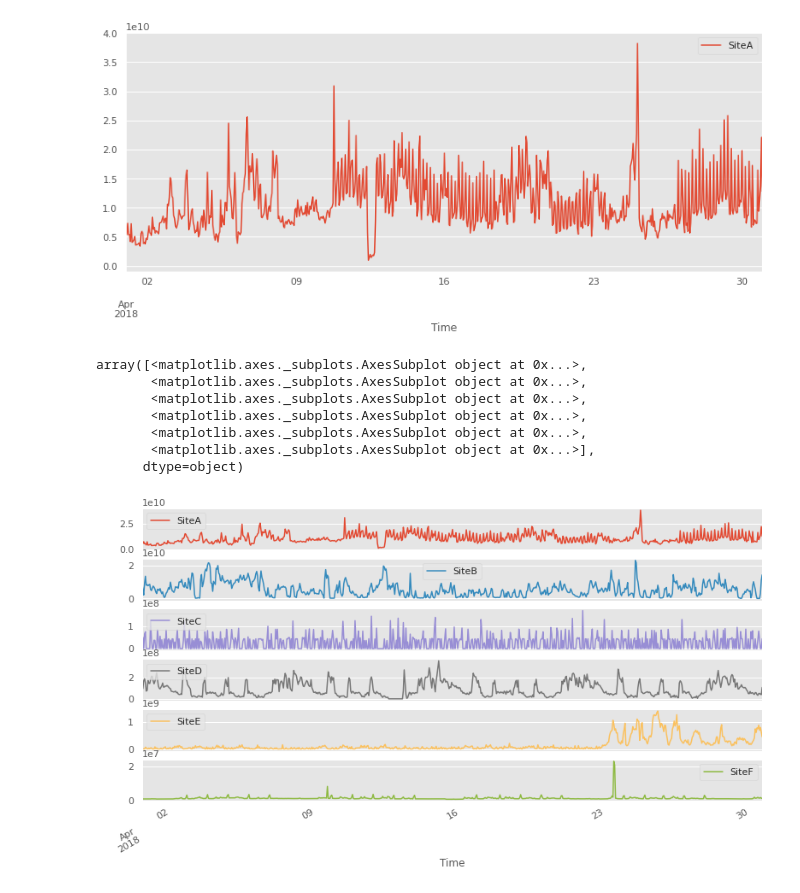
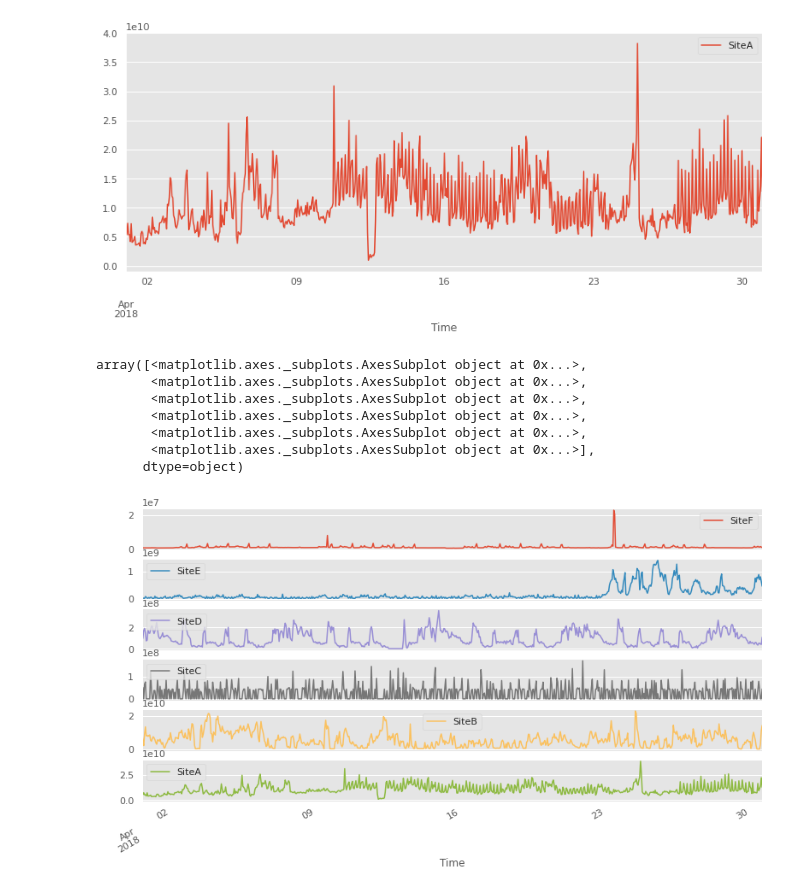
Before and after one commit to abidshafee/autoML-tsModel, a Jupyter notebook: AutoML_ts_Model.ipynb, the cells around one changed output. Drawn from its saved outputs; the diff is of its cells as text; code cells hidden in the pictures.

```diff
--- a/AutoML_ts_Model.ipynb
+++ b/AutoML_ts_Model.ipynb
@@ -144,14 +144,15 @@ SiteA_apr.plot()
 # %% [output]
 <matplotlib.axes._subplots.AxesSubplot at 0x...>
 [figure]
-# %%
-Apr_df[['SiteA','SiteB','SiteC','SiteD','SiteE','SiteF']].plot(subplots=True)
-# %% [output]
-array([<matplotlib.axes._subplots.AxesSubplot object at 0x...>,
-       <matplotlib.axes._subplots.AxesSubplot object at 0x...>,
-       <matplotlib.axes._subplots.AxesSubplot object at 0x...>,
-       <matplotlib.axes._subplots.AxesSubplot object at 0x...>,
-       <matplotlib.axes._subplots.AxesSubplot object at 0x...>,
-       <matplotlib.axes._subplots.AxesSubplot object at 0x...>],
-      dtype=object)
-[figure, removed]
+# %%
+# Plotting all features together
+Apr_df[['SiteF','SiteE','SiteD','SiteC','SiteB','SiteA']].plot(subplots=True)
+# %% [output]
+array([<matplotlib.axes._subplots.AxesSubplot object at 0x...>,
+       <matplotlib.axes._subplots.AxesSubplot object at 0x...>,
+       <matplotlib.axes._subplots.AxesSubplot object at 0x...>,
+       <matplotlib.axes._subplots.AxesSubplot object at 0x...>,
+       <matplotlib.axes._subplots.AxesSubplot object at 0x...>,
+       <matplotlib.axes._subplots.AxesSubplot object at 0x...>],
+      dtype=object)
+[figure, added]
```
